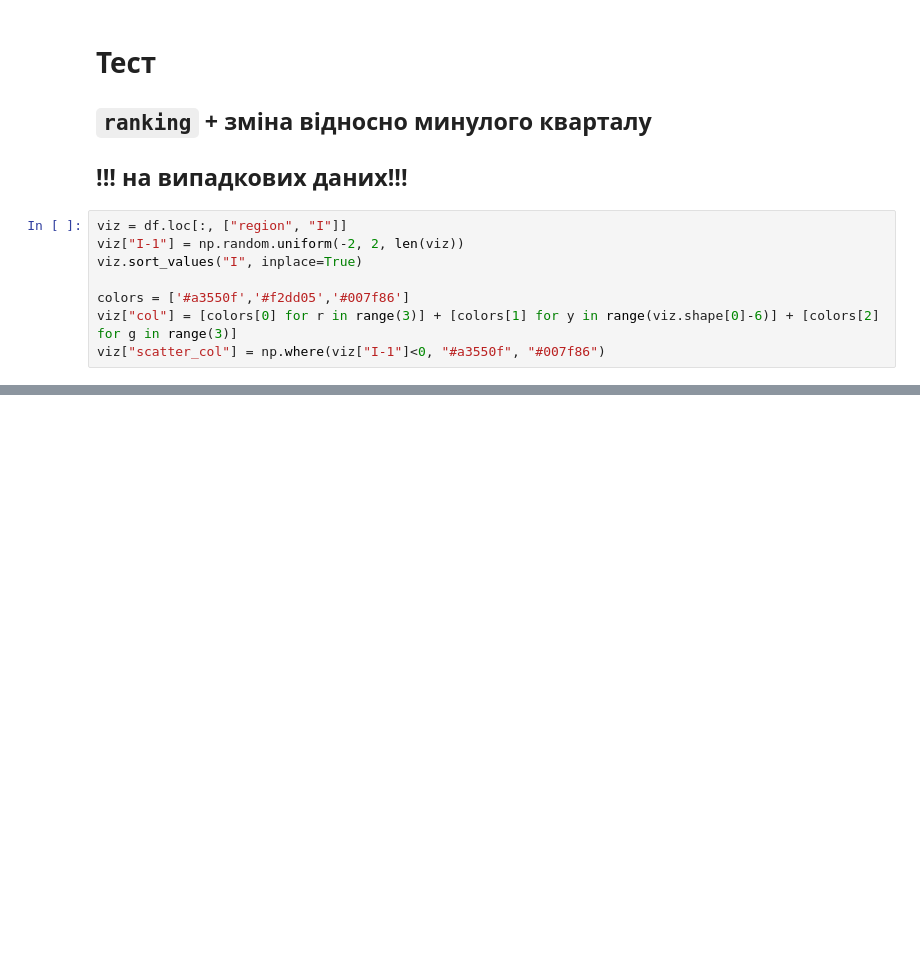
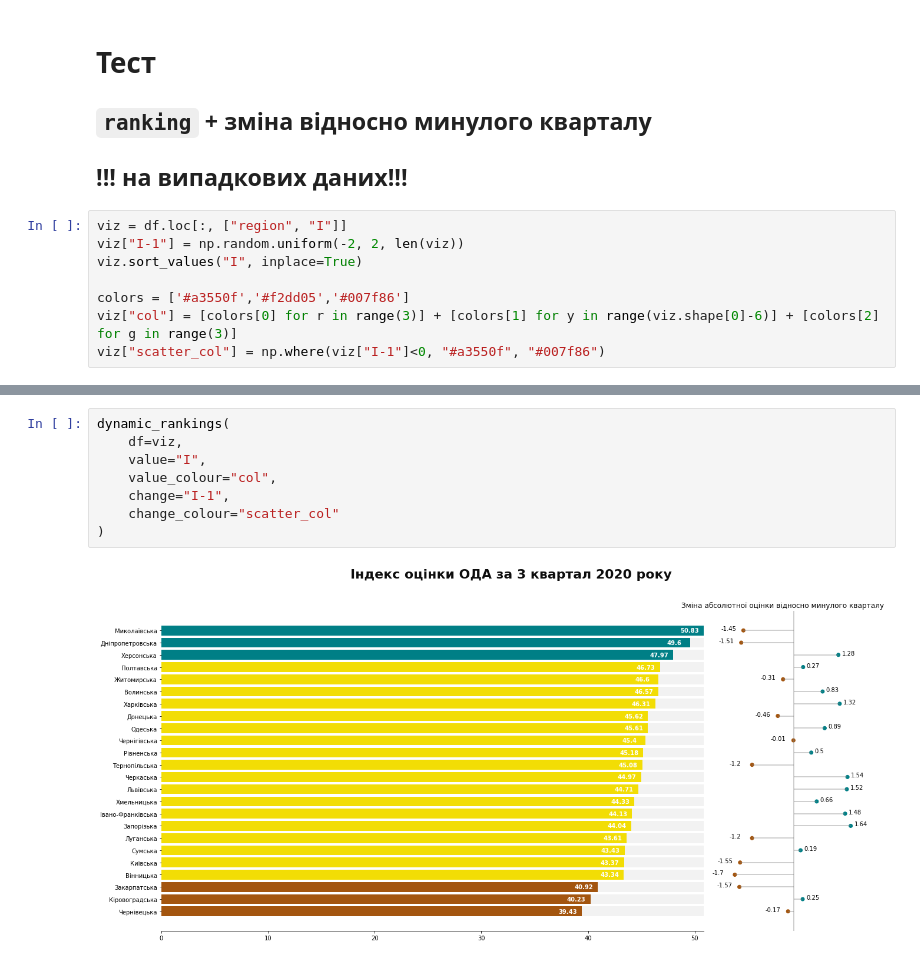
Before and after one commit to regional-development/index-2020-3, a Jupyter notebook: notebooks/visualize_test.ipynb, the cells around one changed output, grey strips where cells are left out. Saved outputs shown, nothing was run; the diff lists cells and outputs as text; blank space fills up the shorter version.

Commit message:
refactored ranking with dynamics

```diff
--- a/notebooks/visualize_test.ipynb
+++ b/notebooks/visualize_test.ipynb
@@ -146,0 +100,10 @@ plt.savefig(
+# %%
+dynamic_rankings(
+    df=viz,
+    value="I",
+    value_colour="col",
+    change="I-1",
+    change_colour="scatter_col"
+)
+# %% [output]
+[figure, added]
```
Also changed, not shown: parts of 2 cells of this notebook, 1 other file.
